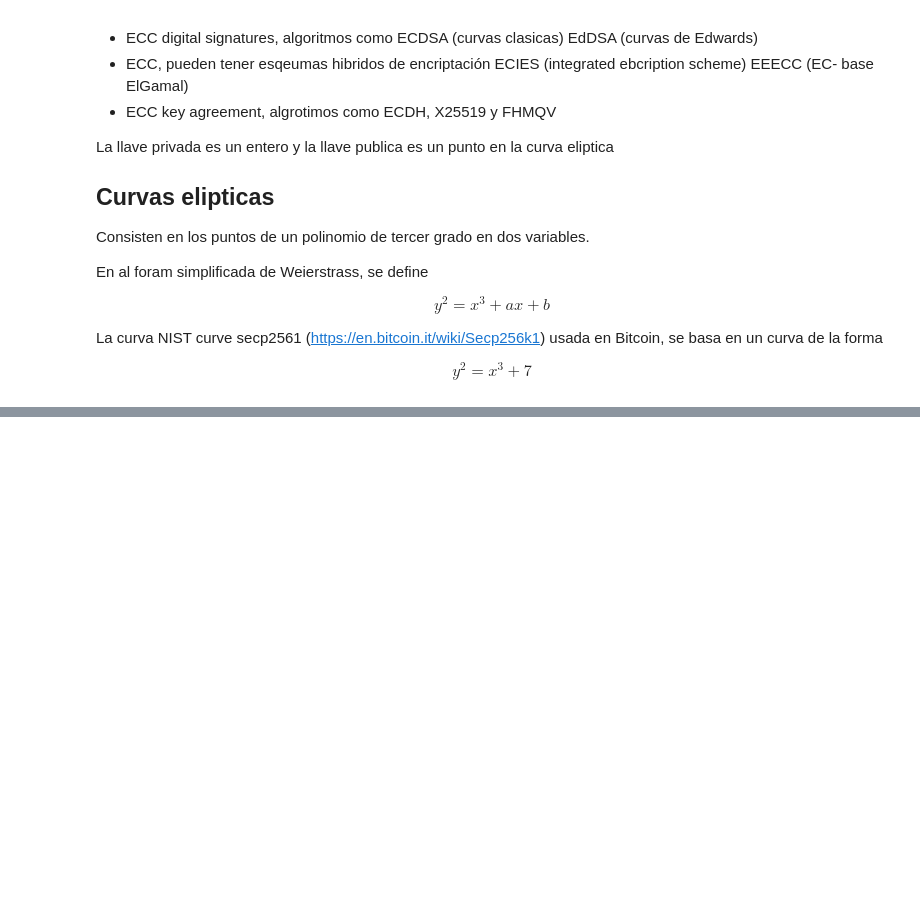
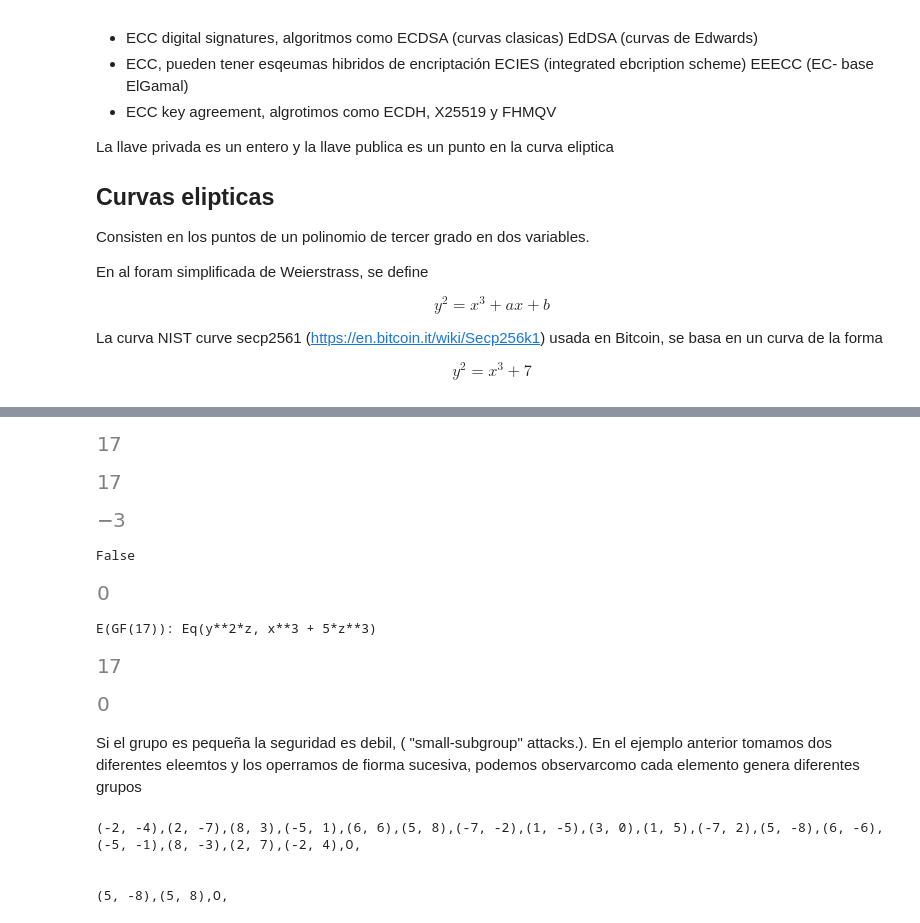
Before and after one commit to rafneta/MA2006B, a Jupyter notebook: NotasI.ipynb, the cells around one changed output, grey strips where cells are left out. Cells and saved outputs as stored; diff of their text form; code cells hidden in the pictures; blank space fills up the shorter version.

Commit message:
agregamos grupos

```diff
--- a/NotasI.ipynb
+++ b/NotasI.ipynb
@@ -2368,0 +2392,32 @@ IFrame('https://www.desmos.com/calculator/pvqawbnvak', width=700, height=350)
+# %%
+e.order
+# %% [output]
+[figure, added]
+# %%
+e.characteristic
+# %% [output]
+[figure, added]
+# %%
+e.discriminant
+# %% [output]
+[figure, added]
+# %%
+e.is_singular
+# %% [output]
+False
+# %%
+e.j_invariant
+# %% [output]
+[figure, added]
+# %%
+e.minimal()
+# %% [output]
+E(GF(17)): Eq(y**2*z, x**3 + 5*z**3)
+# %%
+e.modulus
+# %% [output]
+[figure, added]
+# %%
+e.rank
+# %% [output]
+[figure, added]
@@ -2368,0 +2426,21 @@ IFrame('https://www.desmos.com/calculator/pvqawbnvak', width=700, height=350)
+# %% [markdown]
+Si el grupo es pequeña la seguridad es debil, ( "small-subgroup" attacks.). En el ejemplo anterior tomamos dos diferentes eleemtos y los operramos de fiorma sucesiva, podemos observarcomo cada elemento genera diferentes grupos
+# %%
+e1 = ec(0,7,modulus = 17)
+p1 = e1(15,13)
+p2 = e1(5,9)
+
+a = e1.point_at_infinity(e1)
+
+for i in range(1,19):
+    print(p1*i,end=",")
+
+print("\n\n")
+
+for i in range(1,4):
+    print(p2*i,end=",")
+# %% [output]
+(-2, -4),(2, -7),(8, 3),(-5, 1),(6, 6),(5, 8),(-7, -2),(1, -5),(3, 0),(1, 5),(-7, 2),(5, -8),(6, -6),(-5, -1),(8, -3),(2, 7),(-2, 4),O,
+
+
+(5, -8),(5, 8),O,
```
Also changed, not shown: parts of 29 cells of this notebook, 2 other files.
